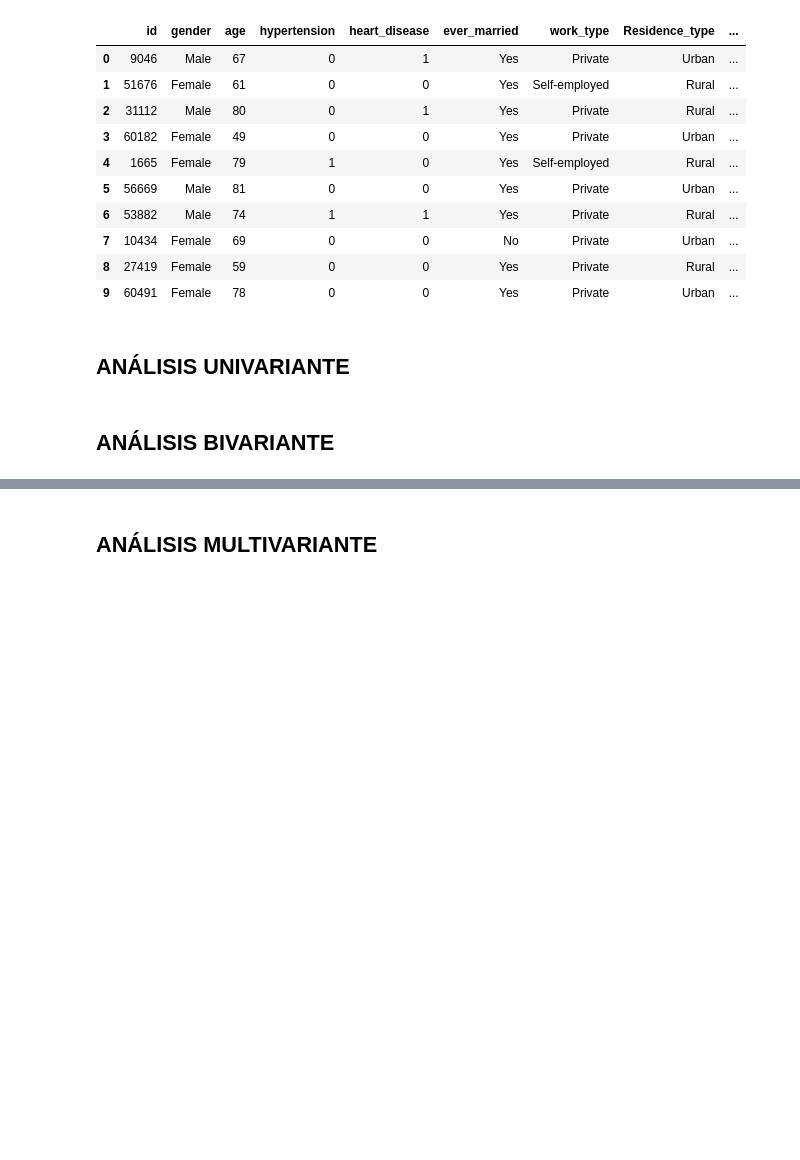
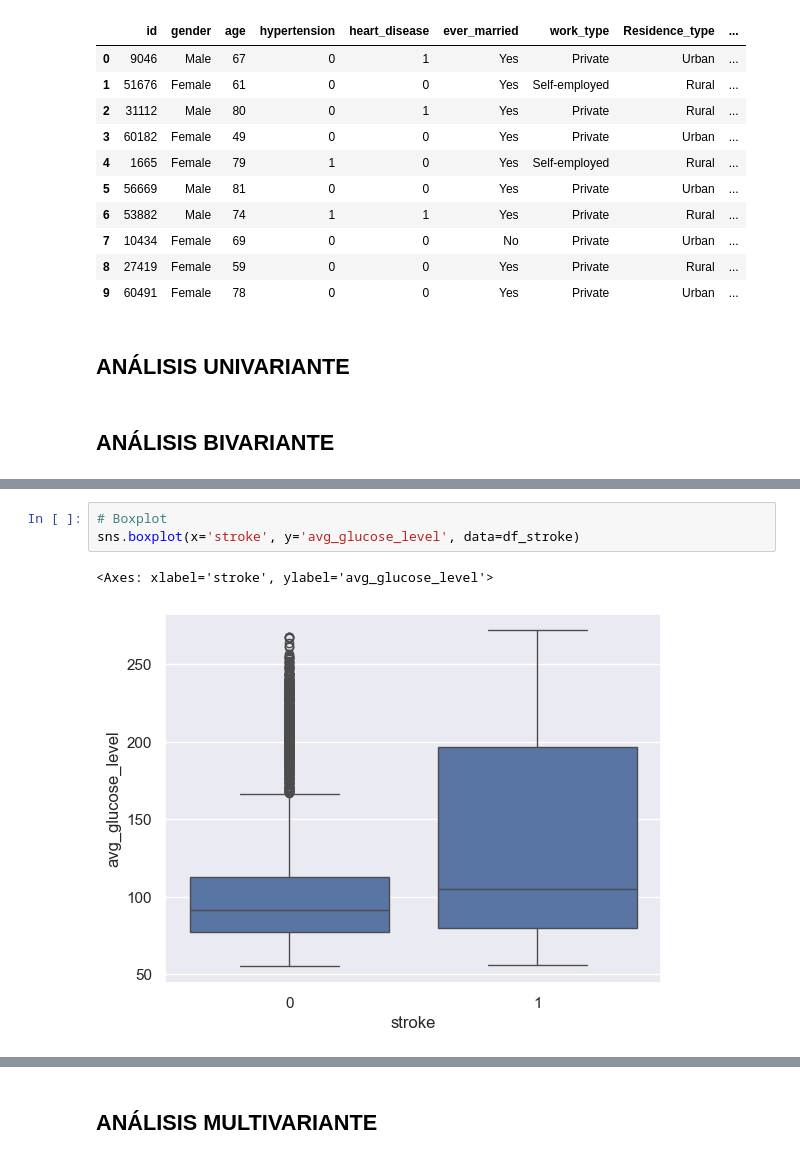
Before and after one commit to eleacos/EDA_Stroke_Prediction, a Jupyter notebook: src/notebooks/notebook-eda-inicial.ipynb, the cells around one changed output, grey strips where cells are left out. Saved outputs shown, nothing was run; the diff lists cells and outputs as text; blank space fills up the shorter version.

```diff
--- a/src/notebooks/notebook-eda-inicial.ipynb
+++ b/src/notebooks/notebook-eda-inicial.ipynb
@@ -330,0 +378,6 @@ df_stroke.head(10)
+# %%
+# Boxplot
+sns.boxplot(x='stroke', y='avg_glucose_level', data=df_stroke)
+# %% [output]
+<Axes: xlabel='stroke', ylabel='avg_glucose_level'>
+[figure, added]
```
Also changed, not shown: parts of 15 cells of this notebook.
